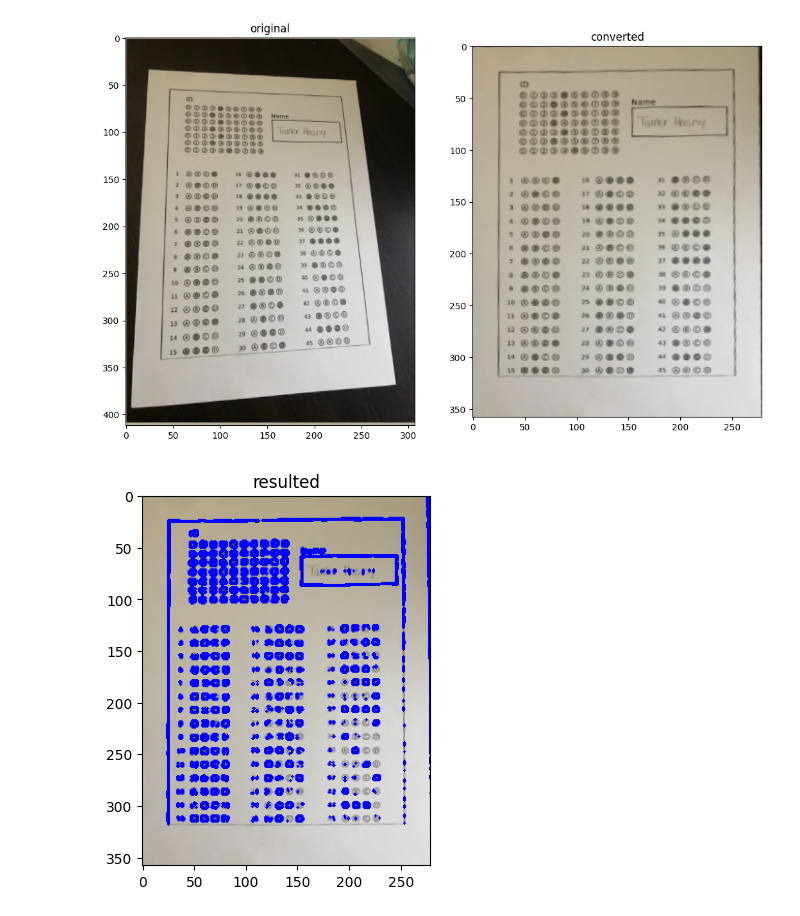
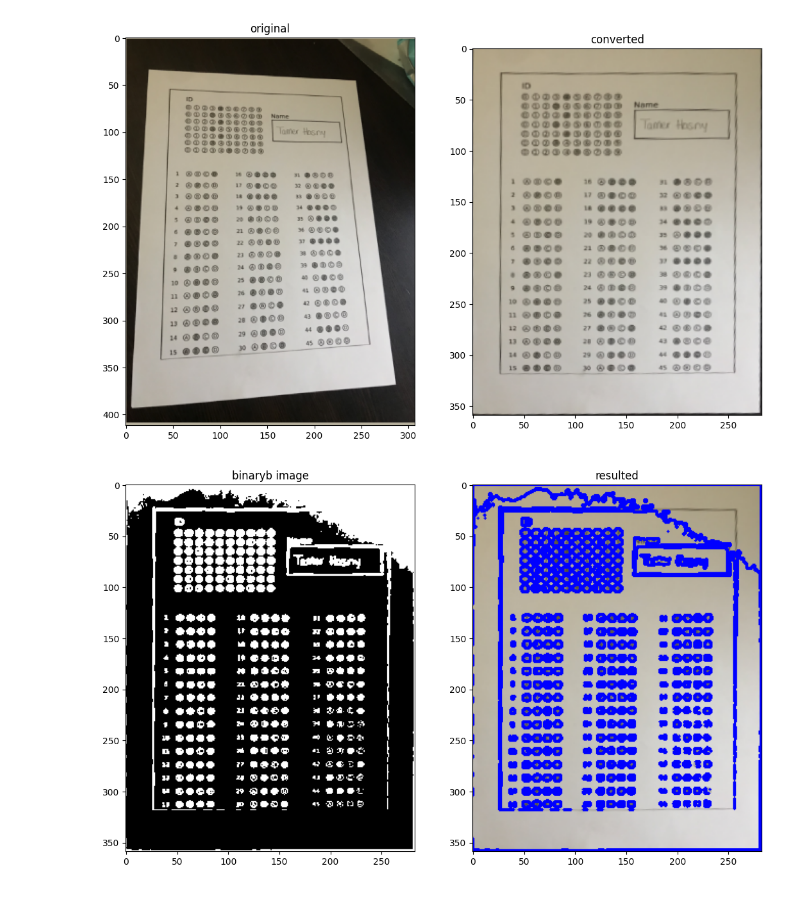
Before and after one commit to eslamwageh/Grades-auto-filler, a Jupyter notebook: bubble.ipynb, the cells around one changed output. Saved outputs shown, nothing was run; the diff lists cells and outputs as text; code cells hidden in the pictures.

```diff
--- a/bubble.ipynb
+++ b/bubble.ipynb
@@ -41,10 +41,10 @@ img_copy = np.copy(img)
 # of the 4 points that is essential for finding the
 # transformation matrix
 # All points are in format [cols, rows]
-pt_A = [25, 34]
-pt_B =  [8, 392]
-pt_C = [286, 367]
-pt_D = [246, 48]
+pt_A = [24, 35]
+pt_B =  [6, 394]
+pt_C = [288, 370]
+pt_D = [244, 46]
 
 
 # Here, I have used L2 norm. You can use L1 also.
@@ -77,28 +77,29 @@ titles = ["original", "converted"]
 
 show_images(images, titles)
 # %% [output]
-[figure, old version]
+[figure, new version]
 # %%
 import cv2
 
+out_copy = np.copy(out)
 
 # Convert to grayscale
-gray = cv2.cvtColor(out, cv2.COLOR_BGR2GRAY)
+gray = cv2.cvtColor(out_copy, cv2.COLOR_BGR2GRAY)
 
 # Apply binary thresholding
-_, binary_image = cv2.threshold(gray, 130, 255, cv2.THRESH_BINARY)
+_ , binary_image = cv2.threshold(gray, 160, 255, cv2.THRESH_BINARY)
 binary_image = 255 - binary_image
 
 # Find contours
 contours, _ = cv2.findContours(binary_image, cv2.RETR_TREE, cv2.CHAIN_APPROX_SIMPLE)
 
 # Draw contours on the original image in red
-cv2.drawContours(out, contours, -1, (0, 0, 255), 2)  # Red color in BGR, thickness = 2
+cv2.drawContours(out_copy, contours, -1, (0, 0, 255), 2)  # Red color in BGR, thickness = 2
 
 # Display the image with contours
-show_images([out], ['resulted'])
+show_images([binary_image, out_copy], ["binaryb image", 'resulted'])
 # %% [output]
-[figure, old version]
+[figure, new version]
 # %%
 def perspective_transform(img):
     if img is None:
```
Also changed, not shown: parts of 1 cell of this notebook.
